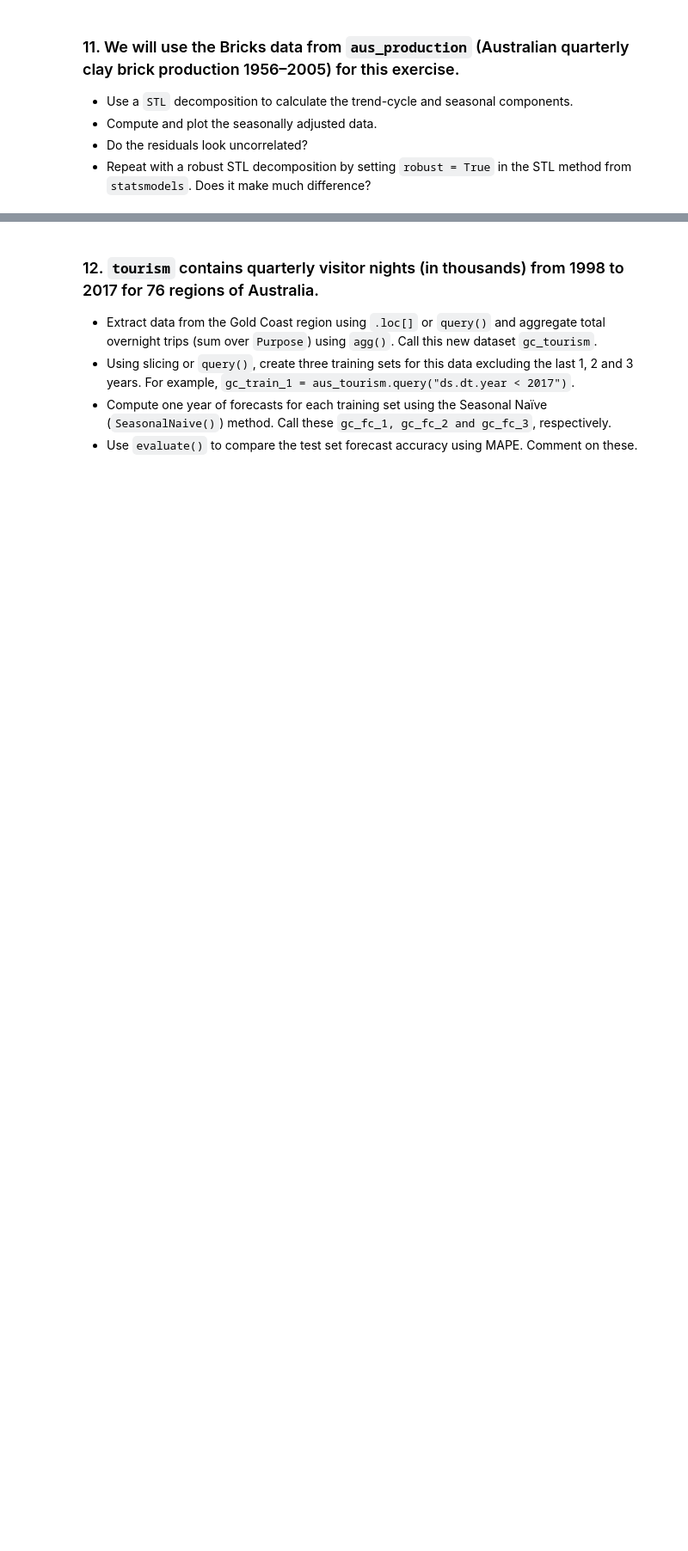
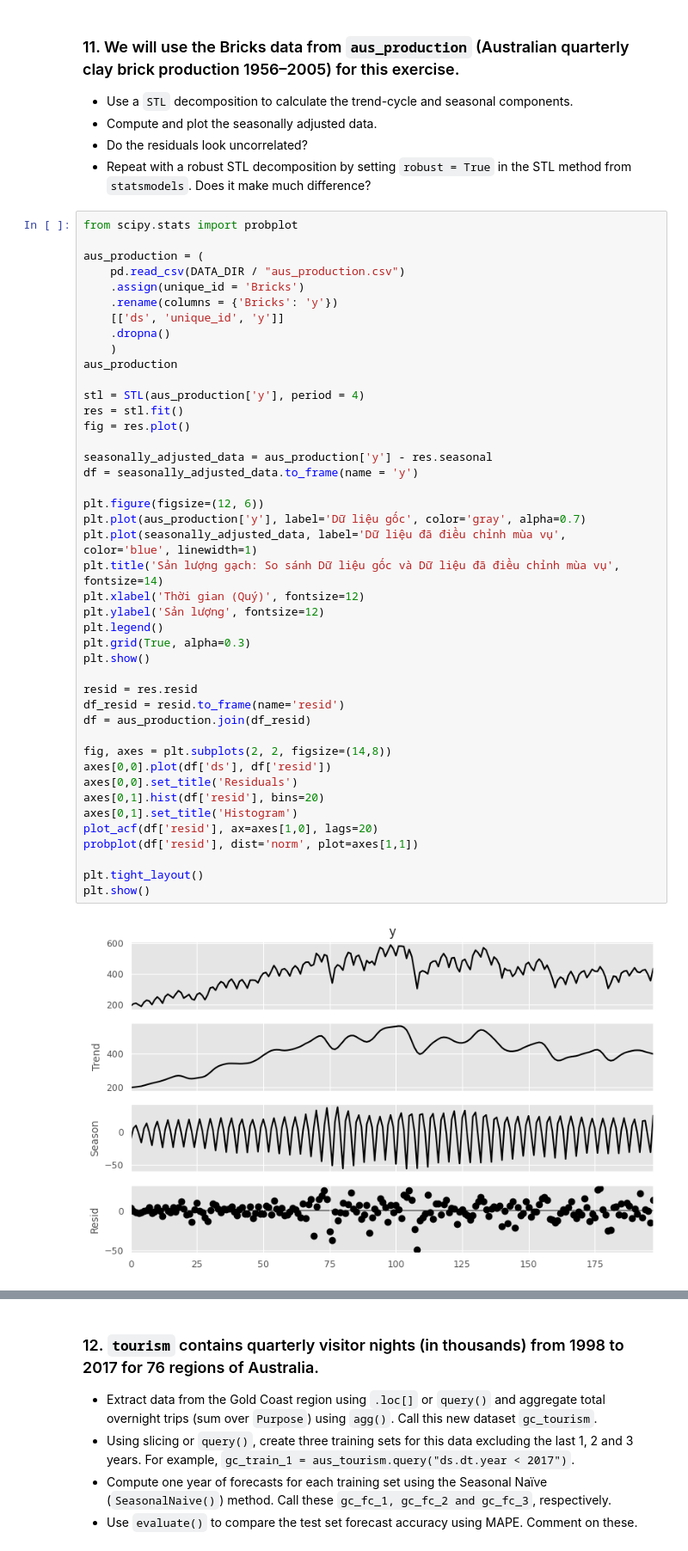
Before and after one commit to Le-Phu-Family/-Time-Series-Analysis-and-Forecasting-methods-, a Jupyter notebook: notebooks/Chapter 5 - The forecaster’s toolbox/Excercises for Chapter 5.ipynb, the cells around one changed output, grey strips where cells are left out. Shown at 86% size. Drawn from its saved outputs; the diff is of its cells as text; blank space fills up the shorter version.

```diff
--- a/notebooks/Chapter 5 - The forecaster’s toolbox/Excercises for Chapter 5.ipynb
+++ b/notebooks/Chapter 5 - The forecaster’s toolbox/Excercises for Chapter 5.ipynb
@@ -506,3 +573,48 @@ array(['Australian Capital Territory_Bulls, bullocks and steers',
 - Compute and plot the seasonally adjusted data.
 - Do the residuals look uncorrelated?
 - Repeat with a robust STL decomposition by setting `robust = True` in the STL method from `statsmodels`. Does it make much difference?
+# %%
+from scipy.stats import probplot
+
+aus_production = (
+    pd.read_csv(DATA_DIR / "aus_production.csv")
+    .assign(unique_id = 'Bricks')
+    .rename(columns = {'Bricks': 'y'})
+    [['ds', 'unique_id', 'y']]
+    .dropna()
+    )
+aus_production
+
+stl = STL(aus_production['y'], period = 4)
+res = stl.fit()
+fig = res.plot()
+
+seasonally_adjusted_data = aus_production['y'] - res.seasonal
+df = seasonally_adjusted_data.to_frame(name = 'y')
+
+plt.figure(figsize=(12, 6))
+plt.plot(aus_production['y'], label='Dữ liệu gốc', color='gray', alpha=0.7)
+plt.plot(seasonally_adjusted_data, label='Dữ liệu đã điều chỉnh mùa vụ', color='blue', linewidth=1)
+plt.title('Sản lượng gạch: So sánh Dữ liệu gốc và Dữ liệu đã điều chỉnh mùa vụ', fontsize=14)
+plt.xlabel('Thời gian (Quý)', fontsize=12)
+plt.ylabel('Sản lượng', fontsize=12)
+plt.legend()
+plt.grid(True, alpha=0.3)
+plt.show()
+
+resid = res.resid
+df_resid = resid.to_frame(name='resid')
+df = aus_production.join(df_resid)
+
+fig, axes = plt.subplots(2, 2, figsize=(14,8))
+axes[0,0].plot(df['ds'], df['resid'])
+axes[0,0].set_title('Residuals')
+axes[0,1].hist(df['resid'], bins=20)
+axes[0,1].set_title('Histogram')
+plot_acf(df['resid'], ax=axes[1,0], lags=20)
+probplot(df['resid'], dist='norm', plot=axes[1,1])
+
+plt.tight_layout()
+plt.show()
+# %% [output]
+[figure, added]
```
Also changed, not shown: parts of 14 cells of this notebook, 2 other files.
